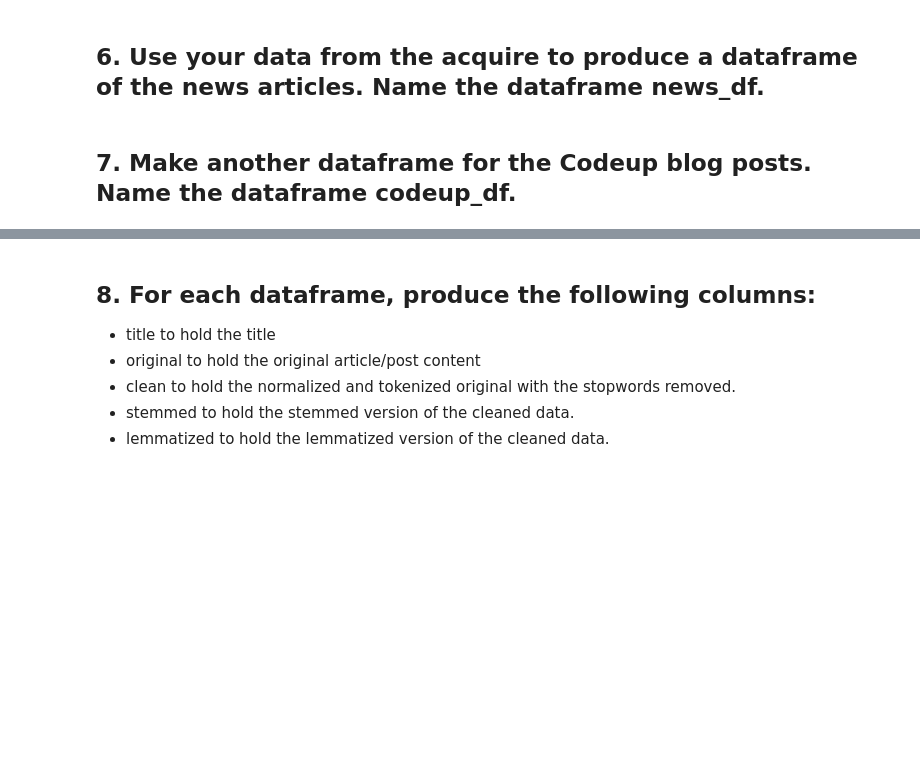
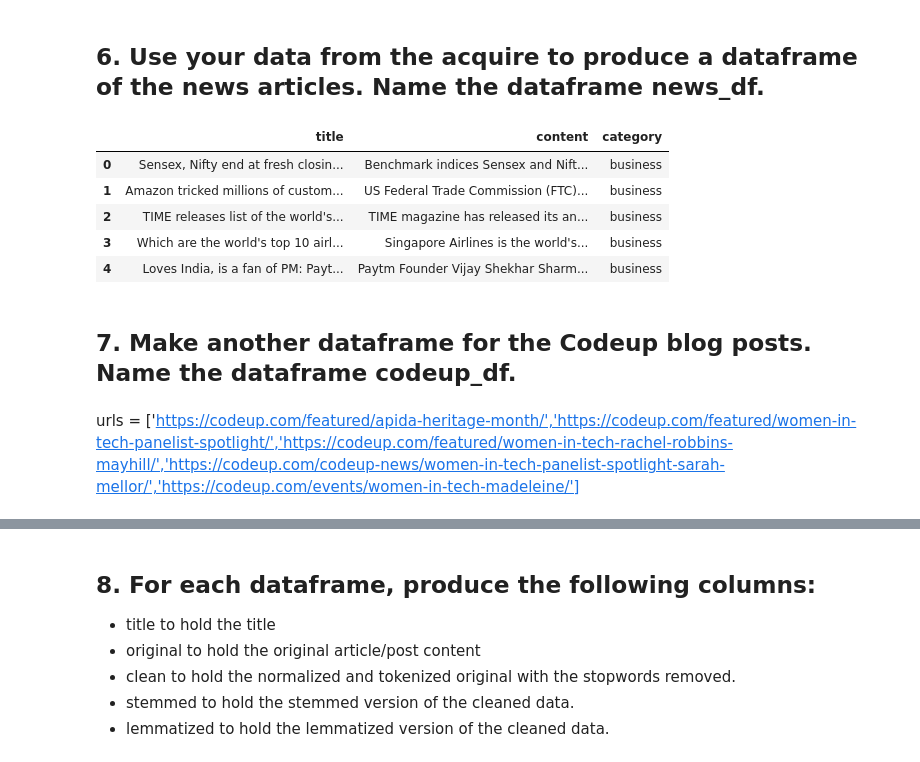
Before and after one commit to scottbarnett97/natural-language-processing-exercises, a Jupyter notebook: NLP-Data-Prep-Exercises.ipynb, the cells around one changed output, grey strips where cells are left out. Cells and saved outputs as stored; diff of their text form; code cells hidden in the pictures; blank space fills up the shorter version.

```diff
--- a/NLP-Data-Prep-Exercises.ipynb
+++ b/NLP-Data-Prep-Exercises.ipynb
@@ -33,4 +103,19 @@ This function should define two optional parameters, extra_words and exclude_wor
 # %% [markdown]
 ## 6. Use your data from the acquire to produce a dataframe of the news articles. Name the dataframe news_df.
+# %%
+news_df = acquire.get_news_articles()
+# %%
+news_df = pd.DataFrame(news_df)
+# %%
+news_df.head()
+# %% [output]
+|  | title | content | category |
+| 0 | Sensex, Nifty end at fresh closin... | Benchmark indices Sensex and Nift... | business |
+| 1 | Amazon tricked millions of custom... | US Federal Trade Commission (FTC)... | business |
+| 2 | TIME releases list of the world's... | TIME magazine has released its an... | business |
+| 3 | Which are the world's top 10 airl... | Singapore Airlines is the world's... | business |
+| 4 | Loves India, is a fan of PM: Payt... | Paytm Founder Vijay Shekhar Sharm... | business |
 # %% [markdown]
 ## 7. Make another dataframe for the Codeup blog posts. Name the dataframe codeup_df.
+# %% [markdown]
+urls = ['https://codeup.com/featured/apida-heritage-month/','https://codeup.com/featured/women-in-tech-panelist-spotlight/','https://codeup.com/featured/women-in-tech-rachel-robbins-mayhill/','https://codeup.com/codeup-news/women-in-tech-panelist-spotlight-sarah-mellor/','https://codeup.com/events/women-in-tech-madeleine/']
```
Also changed, not shown: parts of 32 cells of this notebook, 1 other file.
